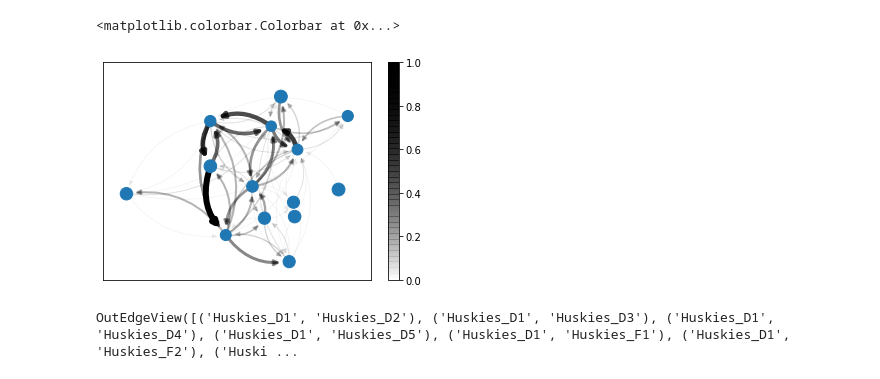
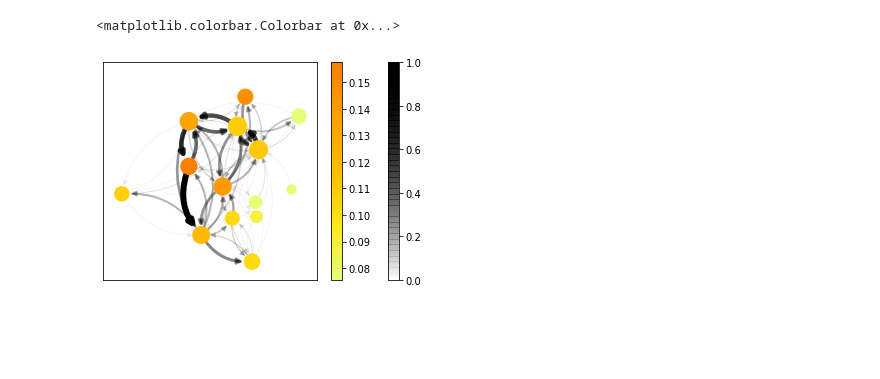
Before and after one commit to coned/football_analysis, a Jupyter notebook: graph_property.ipynb, the cells around one changed output. Saved outputs shown, nothing was run; the diff lists cells and outputs as text; code cells hidden in the pictures; blank space fills up the shorter version.

Commit message:
generate new graph

```diff
--- a/graph_property.ipynb
+++ b/graph_property.ipynb
@@ -26,19 +26,17 @@ G = nx.read_graphml('2020_Problem_D_DATA/H_1.graphml')
 # %%
 weights = [G[u][v]['weight'] / 3 for u,v in G.edges()]
 colors = [G[u][v]['weight'] / 18 for u,v in G.edges()]
+colors_node = [nx.clustering(G, weight='weight')[n] for n in G.nodes()]
 labels = nx.clustering(G)
-sizes = [200 * labels[n] for n in G.nodes()]
+sizes = [int(nx.closeness_centrality(G, distance='distance', wf_improved=True)[n] * 100) for n in G.nodes()]
 pos = my_layout(G)
 # %%
-nodes_plot = nx.draw_networkx_nodes(G, pos = pos, node_size = sizes)
+nodes_plot = nx.draw_networkx_nodes(G, pos = pos, node_size = sizes, cmap=plt.cm.Wistia, node_color=colors_node)
 plt.plot()
 edges_plot = nx.draw_networkx_edges(G, pos = pos, width = weights, connectionstyle = 'arc3,rad=0.3', edge_color=colors, edge_cmap=black_alpha)
 #labels_plot = nx.draw_networkx_labels(G, pos = my_layout(G), labels = labels, font_color = 'b', font_size = 10)
 plt.colorbar(plt.cm.ScalarMappable(norm = plcolor.Normalize(0,1), cmap = black_alpha))
+plt.colorbar(nodes_plot)
 # %% [output]
 <matplotlib.colorbar.Colorbar at 0x...>
-[figure, old version]
+[figure, new version]
-# %%
-G.edges()
-# %% [output]
-OutEdgeView([('Huskies_D1', 'Huskies_D2'), ('Huskies_D1', 'Huskies_D3'), ('Huskies_D1', 'Huskies_D4'), ('Huskies_D1', 'Huskies_D5'), ('Huskies_D1', 'Huskies_F1'), ('Huskies_D1', 'Huskies_F2'), ('Huski ...
```
Also changed, not shown: 3 other files.
